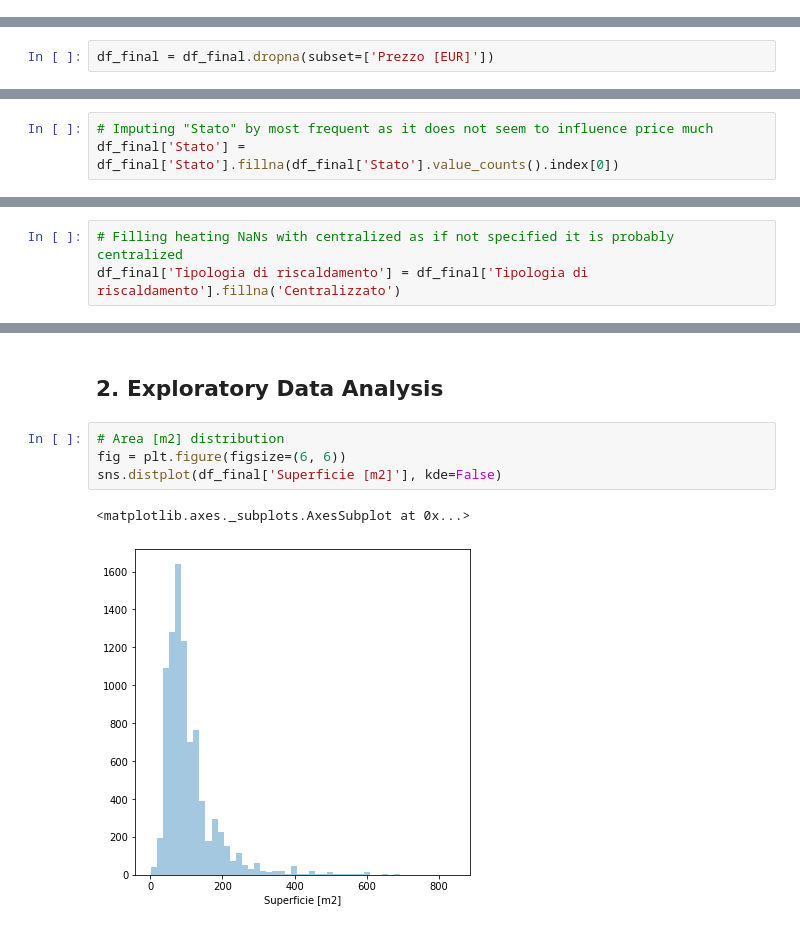
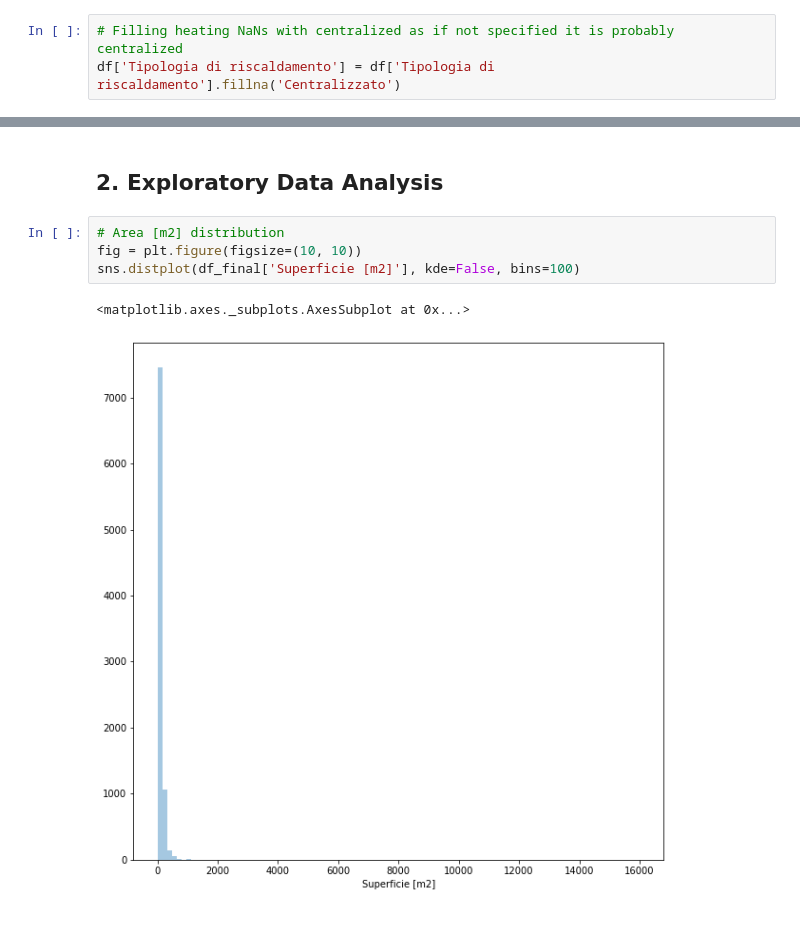
Before and after one commit to LazyEval/housing-prices-firenze, a Jupyter notebook: notebooks/1.0-LazyEval-data-cleaning.ipynb, the cells around one changed output, grey strips where cells are left out. Cells and saved outputs as stored; diff of their text form.

```diff
--- a/notebooks/1.0-LazyEval-data-cleaning.ipynb
+++ b/notebooks/1.0-LazyEval-data-cleaning.ipynb
@@ -183,3 +224,6 @@ df['Tipologia di riscaldamento'] = df['Riscaldamento'].str.split(',').str[0]
+# %%
+# Filling heating NaNs with centralized as if not specified it is probably centralized
+df['Tipologia di riscaldamento'] = df['Tipologia di riscaldamento'].fillna('Centralizzato')
 # %% [markdown]
 #### Listing date
 # %%
@@ -312,5 +440,3 @@ memory usage: 2.5+ MB
 # %%
 df_final = df[['Data annuncio', 'Zona', 'Prezzo [EUR]', 'Tipologia', 'Superficie [m2]',
                'Numero totale di locali', 'Numero di bagni', 'Stato', 'Tipologia di riscaldamento']]
-# %%
-df_final = df_final.dropna(subset=['Prezzo [EUR]'])
@@ -347,3 +442,0 @@ plt.xticks(rotation=45)
-# %%
-# Imputing "Stato" by most frequent as it does not seem to influence price much
-df_final['Stato'] = df_final['Stato'].fillna(df_final['Stato'].value_counts().index[0])
@@ -363,6 +443,3 @@ Name: Tipologia di riscaldamento, dtype: int64
-# %%
-# Filling heating NaNs with centralized as if not specified it is probably centralized
-df_final['Tipologia di riscaldamento'] = df_final['Tipologia di riscaldamento'].fillna('Centralizzato')
 # %%
 df_final.info()
 # %% [output]
@@ -439,11 +527,11 @@ memory usage: 683.4+ KB
 ## 2. Exploratory Data Analysis
 # %%
 # Area [m2] distribution
-fig = plt.figure(figsize=(6, 6))
-sns.distplot(df_final['Superficie [m2]'], kde=False)
+fig = plt.figure(figsize=(10, 10))
+sns.distplot(df_final['Superficie [m2]'], kde=False, bins=100)
 # %% [output]
 <matplotlib.axes._subplots.AxesSubplot at 0x...>
-[figure, old version]
+[figure, new version]
 # %%
 fig = plt.figure(figsize=(8, 8))
 sns.scatterplot(x='Superficie [m2]', y='Prezzo [EUR]', data=df_final)
```
Also changed, not shown: parts of 74 cells of this notebook.
